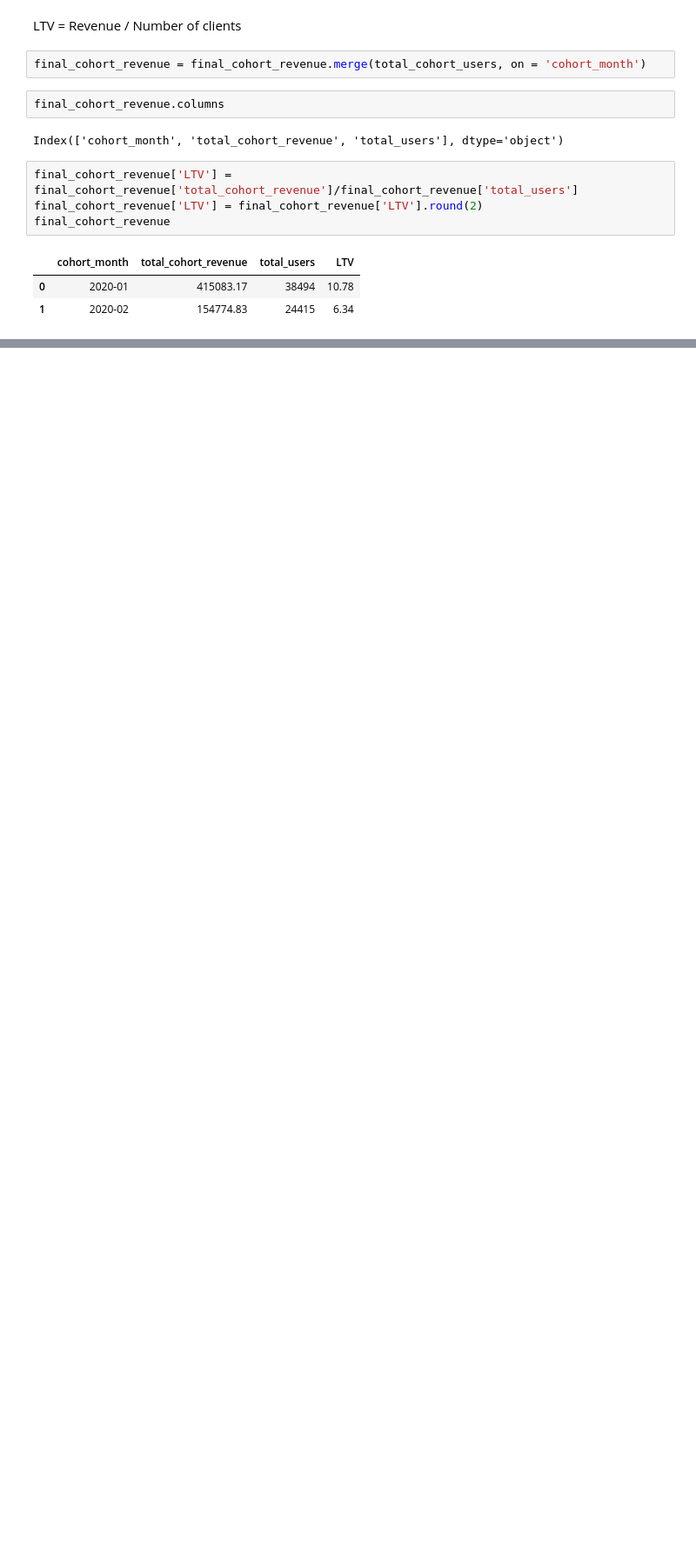
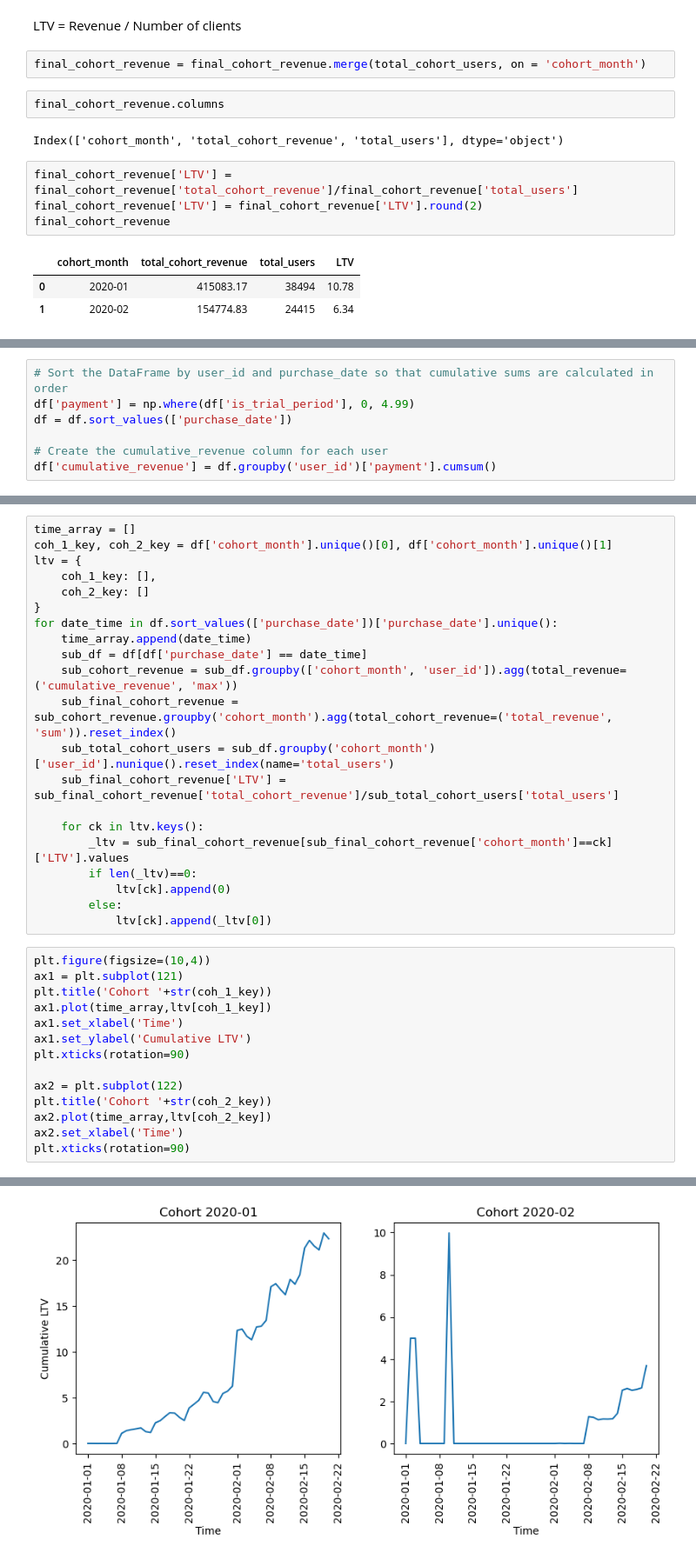
Before and after one commit to agoncharova/Cohort_analysis_and_LTV_prediction, a Jupyter notebook: Cohort_analysis_and_prediction.ipynb, the cells around one changed output, grey strips where cells are left out. Shown at 87% size. Saved outputs shown, nothing was run; the diff lists cells and outputs as text; blank space fills up the shorter version.

Commit message:
Cumulative LTV

```diff
--- a/Cohort_analysis_and_prediction.ipynb
+++ b/Cohort_analysis_and_prediction.ipynb
@@ -186,0 +193,7 @@ Prediction (to be continued)
+# %%
+# Sort the DataFrame by user_id and purchase_date so that cumulative sums are calculated in order
+df['payment'] = np.where(df['is_trial_period'], 0, 4.99)
+df = df.sort_values(['purchase_date'])
+
+# Create the cumulative_revenue column for each user
+df['cumulative_revenue'] = df.groupby('user_id')['payment'].cumsum()
@@ -186,0 +216,36 @@ Prediction (to be continued)
+# %%
+time_array = []
+coh_1_key, coh_2_key = df['cohort_month'].unique()[0], df['cohort_month'].unique()[1]
+ltv = {
+    coh_1_key: [],
+    coh_2_key: []
+}
+for date_time in df.sort_values(['purchase_date'])['purchase_date'].unique():
+    time_array.append(date_time)
+    sub_df = df[df['purchase_date'] == date_time]
+    sub_cohort_revenue = sub_df.groupby(['cohort_month', 'user_id']).agg(total_revenue=('cumulative_revenue', 'max'))
+    sub_final_cohort_revenue = sub_cohort_revenue.groupby('cohort_month').agg(total_cohort_revenue=('total_revenue', 'sum')).reset_index()
+    sub_total_cohort_users = sub_df.groupby('cohort_month')['user_id'].nunique().reset_index(name='total_users')
+    sub_final_cohort_revenue['LTV'] = sub_final_cohort_revenue['total_cohort_revenue']/sub_total_cohort_users['total_users']
+
+    for ck in ltv.keys():
+        _ltv = sub_final_cohort_revenue[sub_final_cohort_revenue['cohort_month']==ck]['LTV'].values
+        if len(_ltv)==0:
+            ltv[ck].append(0)
+        else:
+            ltv[ck].append(_ltv[0])
+# %%
+plt.figure(figsize=(10,4))
+ax1 = plt.subplot(121)
+plt.title('Cohort '+str(coh_1_key))
+ax1.plot(time_array,ltv[coh_1_key])
+ax1.set_xlabel('Time')
+ax1.set_ylabel('Cumulative LTV')
+plt.xticks(rotation=90)
+
+ax2 = plt.subplot(122)
+plt.title('Cohort '+str(coh_2_key))
+ax2.plot(time_array,ltv[coh_2_key])
+ax2.set_xlabel('Time')
+plt.xticks(rotation=90)
+# %% [output]
@@ -186,0 +261 @@ Prediction (to be continued)
+[figure, added]
```
Also changed, not shown: parts of 6 cells of this notebook.
